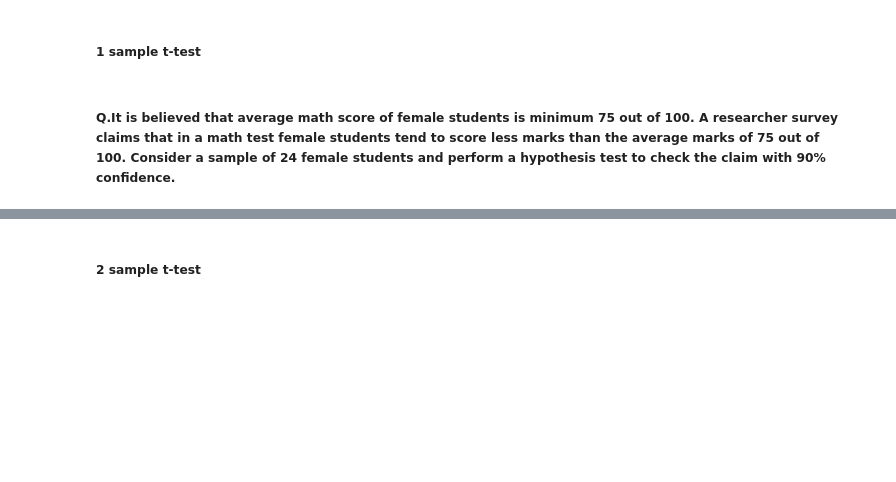
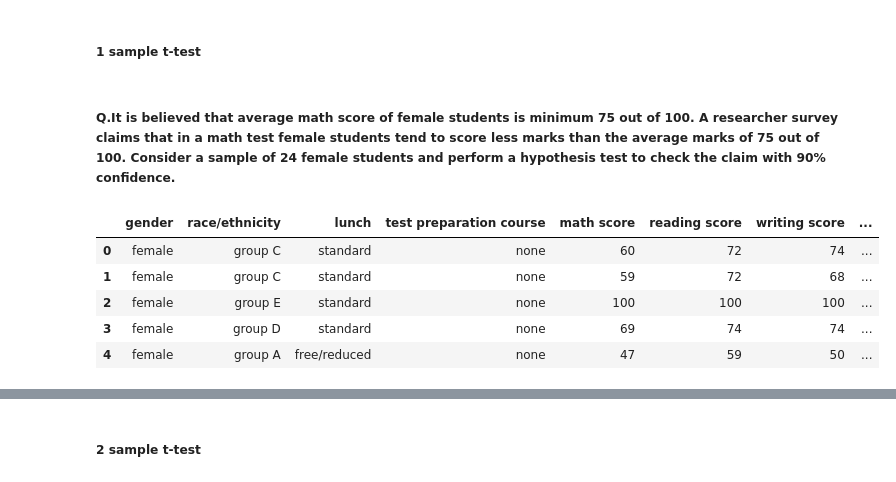
Before and after one commit to Shlok-007-in/Data-Science-Practice, a Jupyter notebook: week-6-EDA & Stats/EDA&STATS Notebook File-3.ipynb, the cells around one changed output, grey strips where cells are left out. Saved outputs shown, nothing was run; the diff lists cells and outputs as text; code cells hidden in the pictures; blank space fills up the shorter version.

Commit message:
perfomred parametric test (1 sample t test)

```diff
--- a/week-6-EDA & Stats/EDA&STATS Notebook File-3.ipynb
+++ b/week-6-EDA & Stats/EDA&STATS Notebook File-3.ipynb
@@ -356,4 +356,16 @@ Type II Error: Failing to reject a false H₀.
 ##### Q.It is believed that average math score of female students is minimum 75 out of 100. A researcher survey claims that in a math test female students tend to score less marks than the average marks of 75 out of 100. Consider a sample of 24 female students and perform a hypothesis test to check the claim with 90% confidence.
 # %%
 # read the students performance data
+import pandas as pd
+import numpy as np
+import seaborn as sns
+import matplotlib as plt
 df = pd.read_csv('mathscore_1ttest.csv')
+df.head(5)
+# %% [output]
+|  | gender | race/ethnicity | lunch | test preparation course | math score | reading score | writing score | ... |
+| 0 | female | group C | standard | none | 60 | 72 | 74 | ... |
+| 1 | female | group C | standard | none | 59 | 72 | 68 | ... |
+| 2 | female | group E | standard | none | 100 | 100 | 100 | ... |
+| 3 | female | group D | standard | none | 69 | 74 | 74 | ... |
+| 4 | female | group A | free/reduced | none | 47 | 59 | 50 | ... |
```
Also changed, not shown: parts of 1 cell of this notebook.
